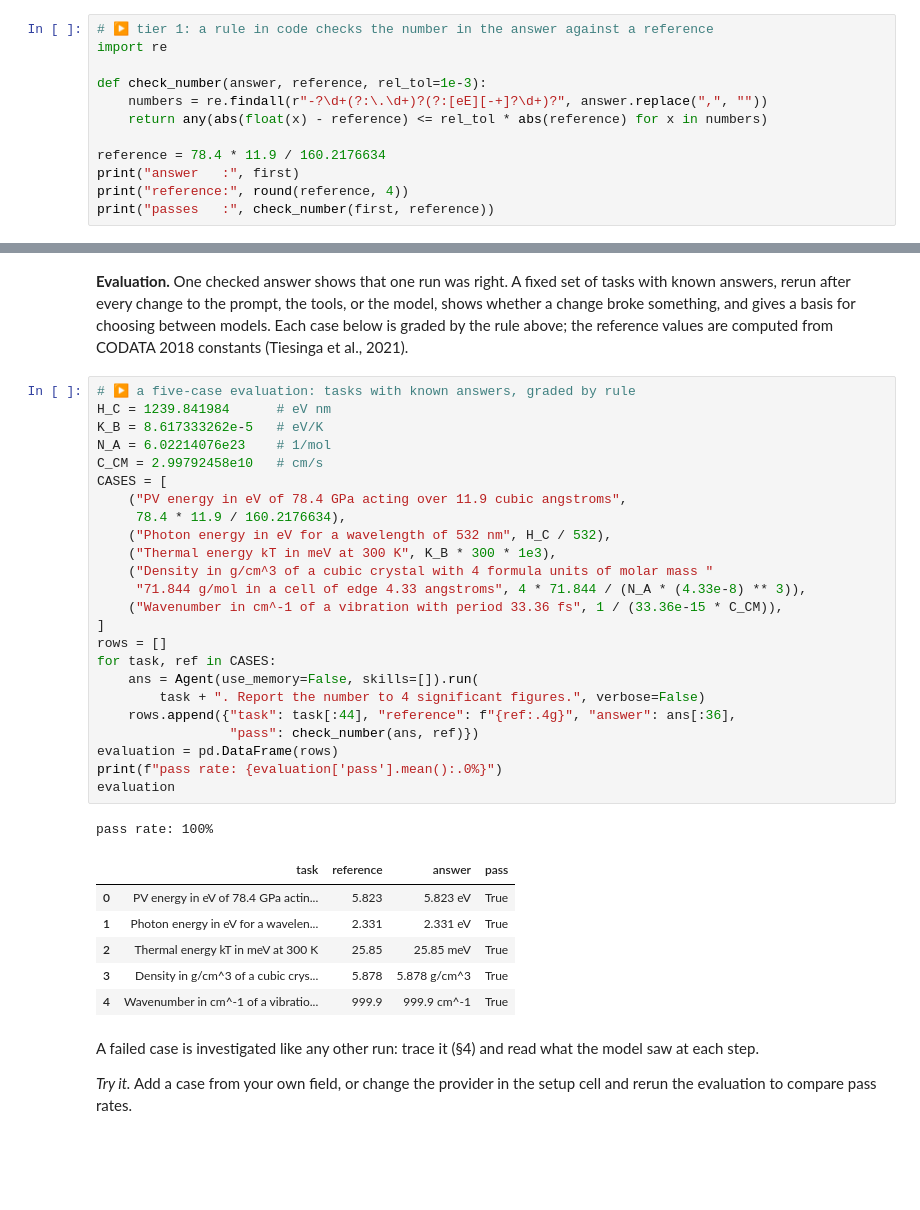
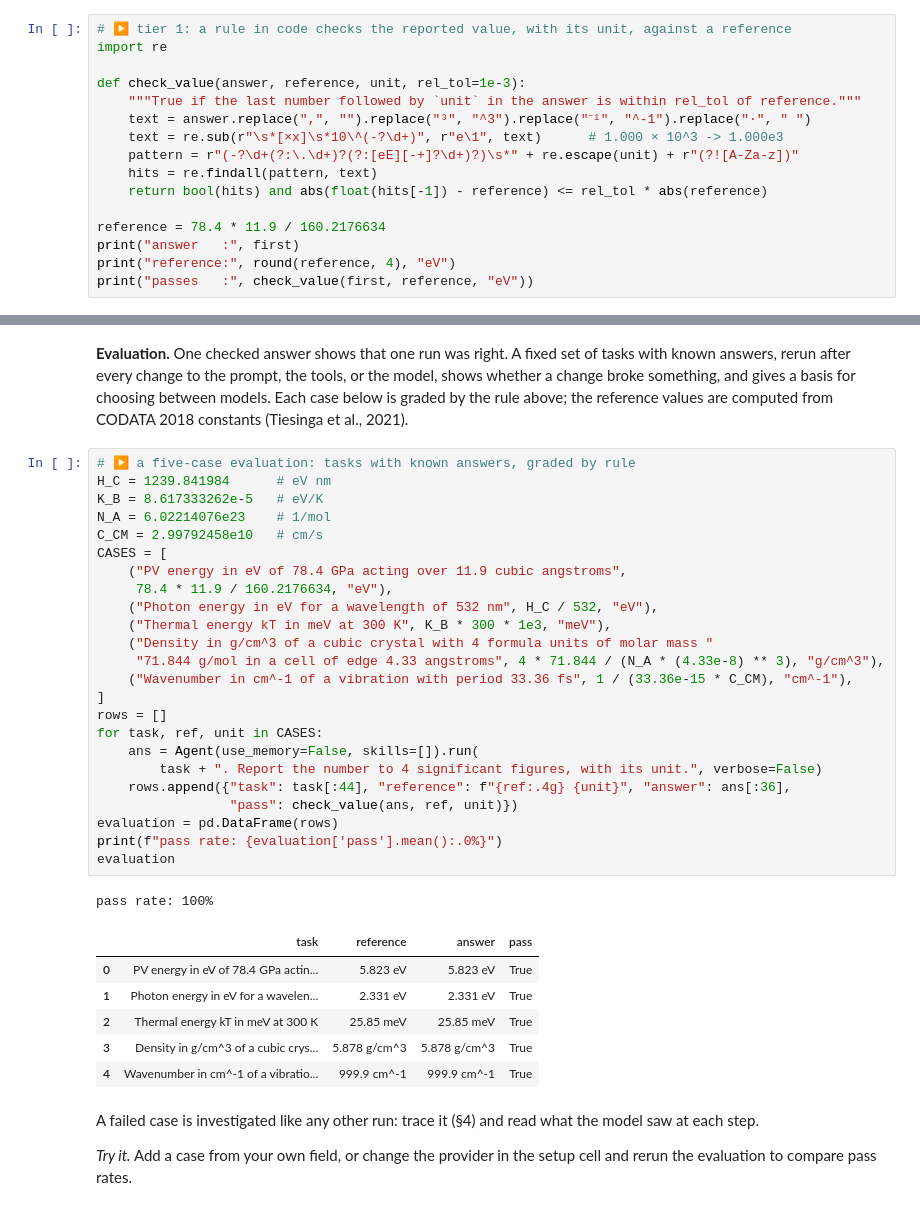
Before and after one commit to Superionichuan/agent-tutorial, a Jupyter notebook: notebooks/agent_tutorial.ipynb, the cells around one changed output, grey strips where cells are left out. Saved outputs shown, nothing was run; the diff lists cells and outputs as text; blank space fills up the shorter version.

```diff
--- a/notebooks/agent_tutorial.ipynb
+++ b/notebooks/agent_tutorial.ipynb
@@ -1352,15 +1363,19 @@ are applied from the cheapest to the most expensive:
 A statement by the model that its answer is correct is not a check. The first
 tier, applied to the opening run:
 # %%
-# ▶ tier 1: a rule in code checks the number in the answer against a reference
+# ▶ tier 1: a rule in code checks the reported value, with its unit, against a reference
 import re
 
-def check_number(answer, reference, rel_tol=1e-3):
-    numbers = re.findall(r"-?\d+(?:\.\d+)?(?:[eE][-+]?\d+)?", answer.replace(",", ""))
-    return any(abs(float(x) - reference) <= rel_tol * abs(reference) for x in numbers)
+def check_value(answer, reference, unit, rel_tol=1e-3):
+    """True if the last number followed by `unit` in the answer is within rel_tol of reference."""
+    text = answer.replace(",", "").replace("³", "^3").replace("⁻¹", "^-1").replace("·", " ")
+    text = re.sub(r"\s*[×x]\s*10\^(-?\d+)", r"e\1", text)      # 1.000 × 10^3 -> 1.000e3
+    pattern = r"(-?\d+(?:\.\d+)?(?:[eE][-+]?\d+)?)\s*" + re.escape(unit) + r"(?![A-Za-z])"
+    hits = re.findall(pattern, text)
+    return bool(hits) and abs(float(hits[-1]) - reference) <= rel_tol * abs(reference)
 
 reference = 78.4 * 11.9 / 160.2176634
 print("answer   :", first)
-print("reference:", round(reference, 4))
-print("passes   :", check_number(first, reference))
+print("reference:", round(reference, 4), "eV")
+print("passes   :", check_value(first, reference, "eV"))
 # %% [output]
@@ -1394,35 +1409,35 @@ reference values are computed from CODATA 2018 constants (Tiesinga et al.,
 # %%
 # ▶ a five-case evaluation: tasks with known answers, graded by rule
 H_C = 1239.841984      # eV nm
 K_B = 8.617333262e-5   # eV/K
 N_A = 6.02214076e23    # 1/mol
 C_CM = 2.99792458e10   # cm/s
 CASES = [
     ("PV energy in eV of 78.4 GPa acting over 11.9 cubic angstroms",
-     78.4 * 11.9 / 160.2176634),
-    ("Photon energy in eV for a wavelength of 532 nm", H_C / 532),
-    ("Thermal energy kT in meV at 300 K", K_B * 300 * 1e3),
+     78.4 * 11.9 / 160.2176634, "eV"),
+    ("Photon energy in eV for a wavelength of 532 nm", H_C / 532, "eV"),
+    ("Thermal energy kT in meV at 300 K", K_B * 300 * 1e3, "meV"),
     ("Density in g/cm^3 of a cubic crystal with 4 formula units of molar mass "
-     "71.844 g/mol in a cell of edge 4.33 angstroms", 4 * 71.844 / (N_A * (4.33e-8) ** 3)),
-    ("Wavenumber in cm^-1 of a vibration with period 33.36 fs", 1 / (33.36e-15 * C_CM)),
+     "71.844 g/mol in a cell of edge 4.33 angstroms", 4 * 71.844 / (N_A * (4.33e-8) ** 3), "g/cm^3"),
+    ("Wavenumber in cm^-1 of a vibration with period 33.36 fs", 1 / (33.36e-15 * C_CM), "cm^-1"),
 ]
 rows = []
-for task, ref in CASES:
+for task, ref, unit in CASES:
     ans = Agent(use_memory=False, skills=[]).run(
-        task + ". Report the number to 4 significant figures.", verbose=False)
-    rows.append({"task": task[:44], "reference": f"{ref:.4g}", "answer": ans[:36],
-                 "pass": check_number(ans, ref)})
+        task + ". Report the number to 4 significant figures, with its unit.", verbose=False)
+    rows.append({"task": task[:44], "reference": f"{ref:.4g} {unit}", "answer": ans[:36],
+                 "pass": check_value(ans, ref, unit)})
 evaluation = pd.DataFrame(rows)
 print(f"pass rate: {evaluation['pass'].mean():.0%}")
 evaluation
 # %% [output]
 pass rate: 100%
 |  | task | reference | answer | pass |
-| 0 | PV energy in eV of 78.4 GPa actin... | 5.823 | 5.823 eV | True |
-| 1 | Photon energy in eV for a wavelen... | 2.331 | 2.331 eV | True |
-| 2 | Thermal energy kT in meV at 300 K | 25.85 | 25.85 meV | True |
-| 3 | Density in g/cm^3 of a cubic crys... | 5.878 | 5.878 g/cm^3 | True |
-| 4 | Wavenumber in cm^-1 of a vibratio... | 999.9 | 999.9 cm^-1 | True |
+| 0 | PV energy in eV of 78.4 GPa actin... | 5.823 eV | 5.823 eV | True |
+| 1 | Photon energy in eV for a wavelen... | 2.331 eV | 2.331 eV | True |
+| 2 | Thermal energy kT in meV at 300 K | 25.85 meV | 25.85 meV | True |
+| 3 | Density in g/cm^3 of a cubic crys... | 5.878 g/cm^3 | 5.878 g/cm^3 | True |
+| 4 | Wavenumber in cm^-1 of a vibratio... | 999.9 cm^-1 | 999.9 cm^-1 | True |
 # %% [markdown]
 A failed case is investigated like any other run: trace it (§4) and read
 what the model saw at each step.
```
Also changed, not shown: parts of 23 cells of this notebook, 9 other files.
